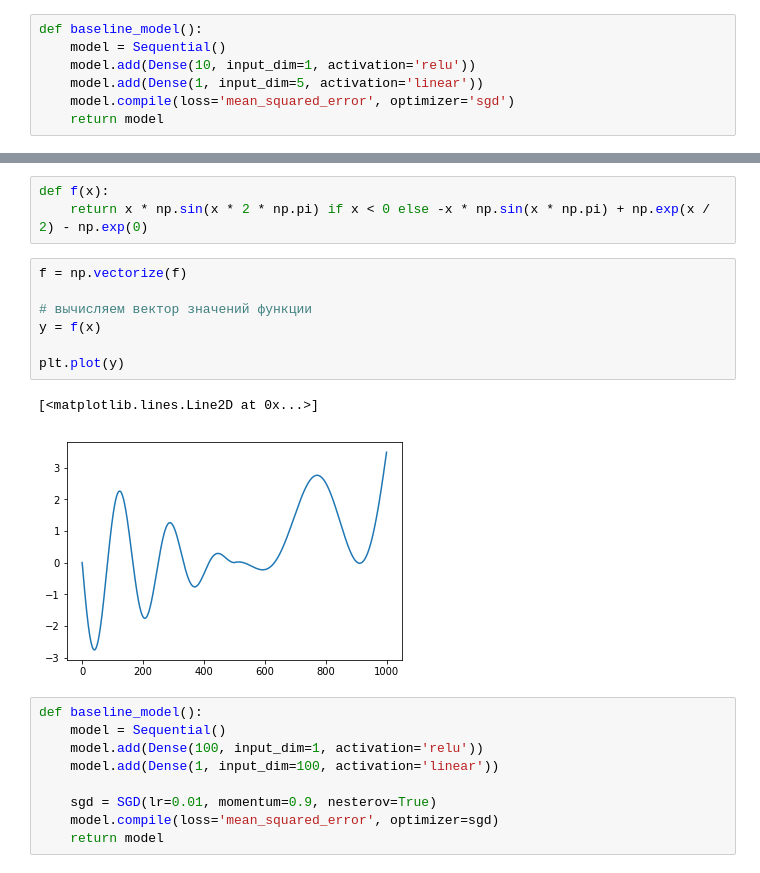
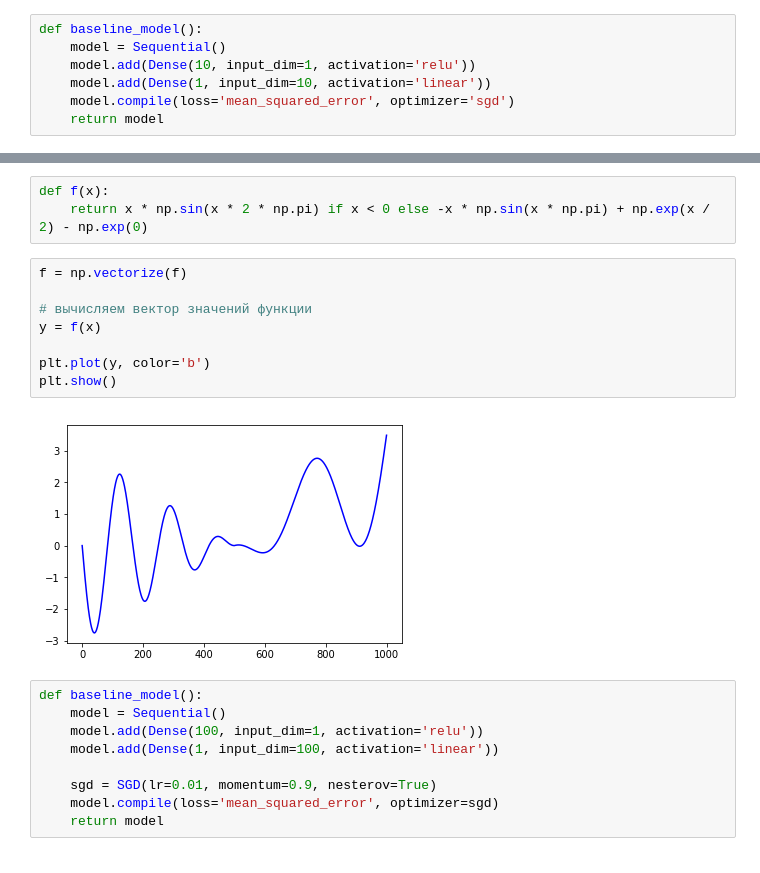
Before and after one commit to vbaryshev4/Data_Science, a Jupyter notebook: hse_ml/Advanced/NN_DL/Deep Learning - Part 1/Deep Learning - ANN - Part 1.2.ipynb, the cells around one changed output, grey strips where cells are left out. Cells and saved outputs as stored; diff of their text form.

```diff
--- a/hse_ml/Advanced/NN_DL/Deep Learning - Part 1/Deep Learning - ANN - Part 1.2.ipynb
+++ b/hse_ml/Advanced/NN_DL/Deep Learning - Part 1/Deep Learning - ANN - Part 1.2.ipynb
@@ -232,7 +233,7 @@ for layer in model.layers:
 def baseline_model():
     model = Sequential()
     model.add(Dense(10, input_dim=1, activation='relu'))
-    model.add(Dense(1, input_dim=5, activation='linear'))
+    model.add(Dense(1, input_dim=10, activation='linear'))
     model.compile(loss='mean_squared_error', optimizer='sgd')
     return model
 # %%
@@ -307,13 +308,13 @@ def f(x):
 # %%
 f = np.vectorize(f)
 
 # вычисляем вектор значений функции
 y = f(x)
 
-plt.plot(y)
+plt.plot(y, color='b')
+plt.show()
 # %% [output]
-[<matplotlib.lines.Line2D at 0x...>]
-[figure, old version]
+[figure, new version]
 # %%
 def baseline_model():
     model = Sequential()
```
Also changed, not shown: parts of 27 cells of this notebook, 1 other file.
